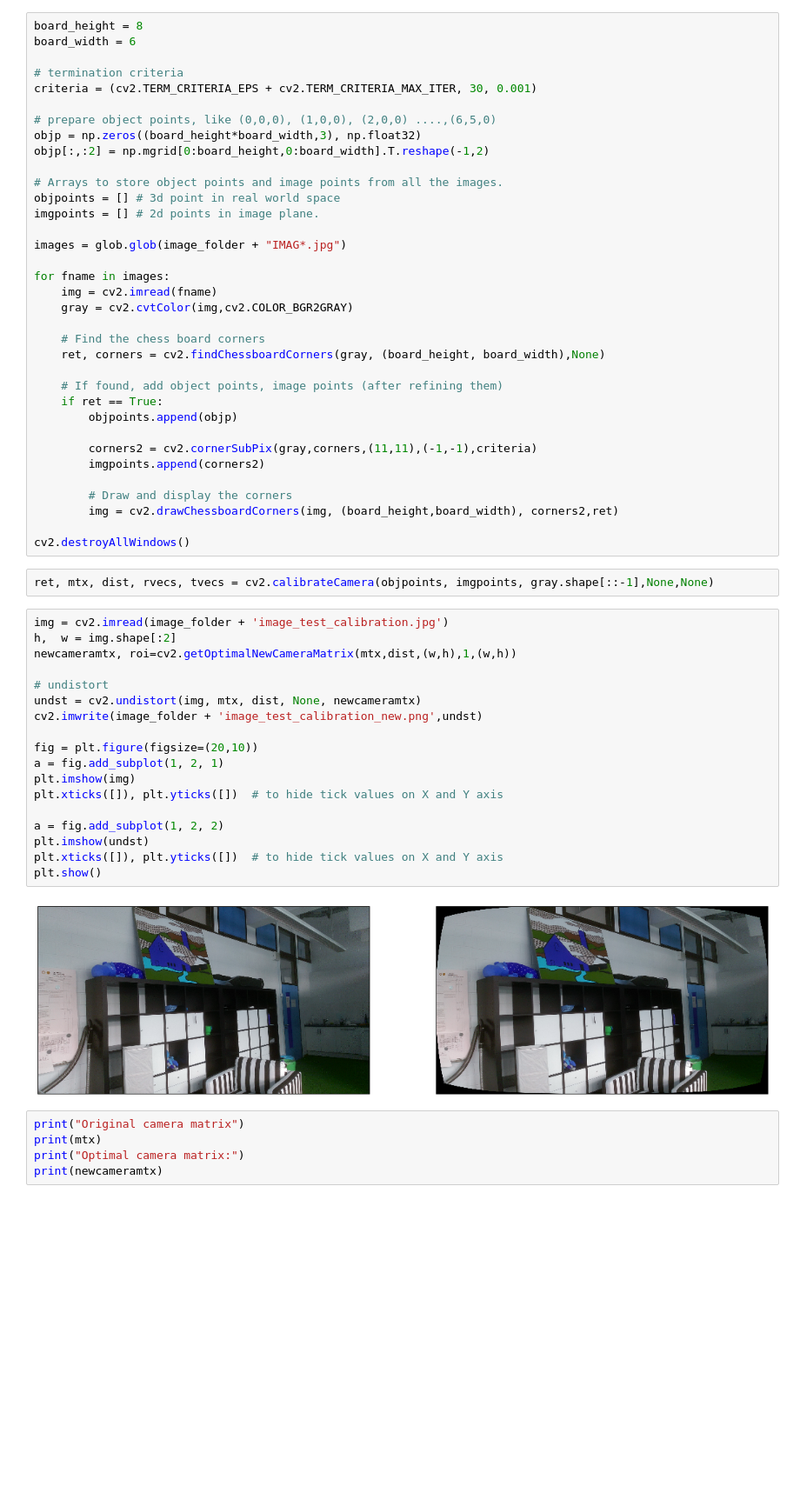
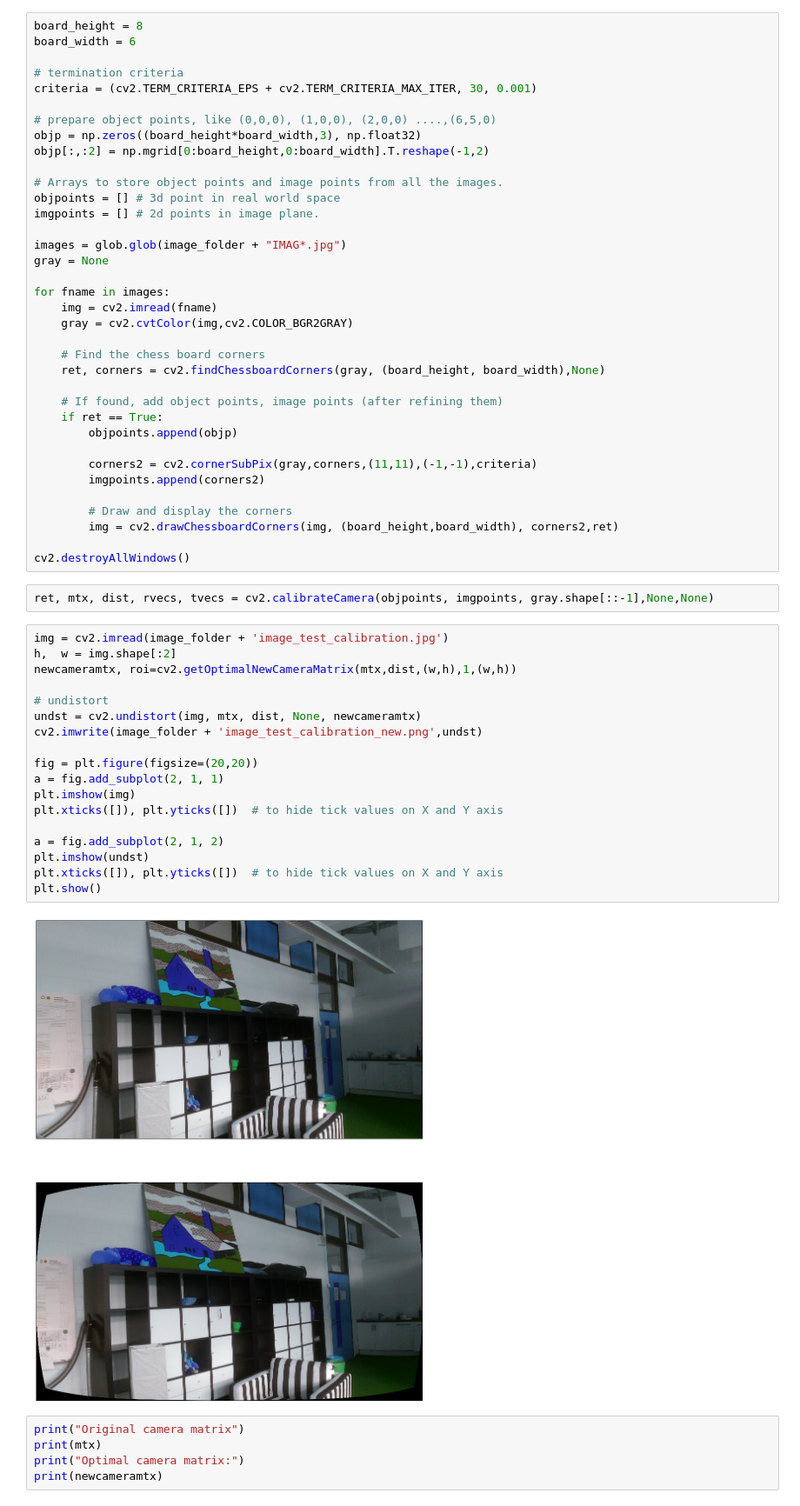
Before and after one commit to minhnh/hbrs_courses, a Jupyter notebook: 16s_rp/RP_NGUYENMINH_Homework_20160526.ipynb, the cells around one changed output. Shown at 87% size. Drawn from its saved outputs; the diff is of its cells as text; blank space fills up the shorter version.

```diff
--- a/16s_rp/RP_NGUYENMINH_Homework_20160526.ipynb
+++ b/16s_rp/RP_NGUYENMINH_Homework_20160526.ipynb
@@ -27,6 +27,7 @@ objpoints = [] # 3d point in real world space
 imgpoints = [] # 2d points in image plane.
 
 images = glob.glob(image_folder + "IMAG*.jpg")
+gray = None
 
 for fname in images:
     img = cv2.imread(fname)
@@ -51,23 +52,23 @@ ret, mtx, dist, rvecs, tvecs = cv2.calibrateCamera(objpoints, imgpoints, gray.sh
 # %%
 img = cv2.imread(image_folder + 'image_test_calibration.jpg')
 h,  w = img.shape[:2]
 newcameramtx, roi=cv2.getOptimalNewCameraMatrix(mtx,dist,(w,h),1,(w,h))
 
 # undistort
 undst = cv2.undistort(img, mtx, dist, None, newcameramtx)
 cv2.imwrite(image_folder + 'image_test_calibration_new.png',undst)
 
-fig = plt.figure(figsize=(20,10))
-a = fig.add_subplot(1, 2, 1)
+fig = plt.figure(figsize=(20,20))
+a = fig.add_subplot(2, 1, 1)
 plt.imshow(img)
 plt.xticks([]), plt.yticks([])  # to hide tick values on X and Y axis
 
-a = fig.add_subplot(1, 2, 2)
+a = fig.add_subplot(2, 1, 2)
 plt.imshow(undst)
 plt.xticks([]), plt.yticks([])  # to hide tick values on X and Y axis
 plt.show()
 # %% [output]
-[figure, old version]
+[figure, new version]
 # %%
 print("Original camera matrix")
 print(mtx)
```
Also changed, not shown: parts of 4 cells of this notebook.
